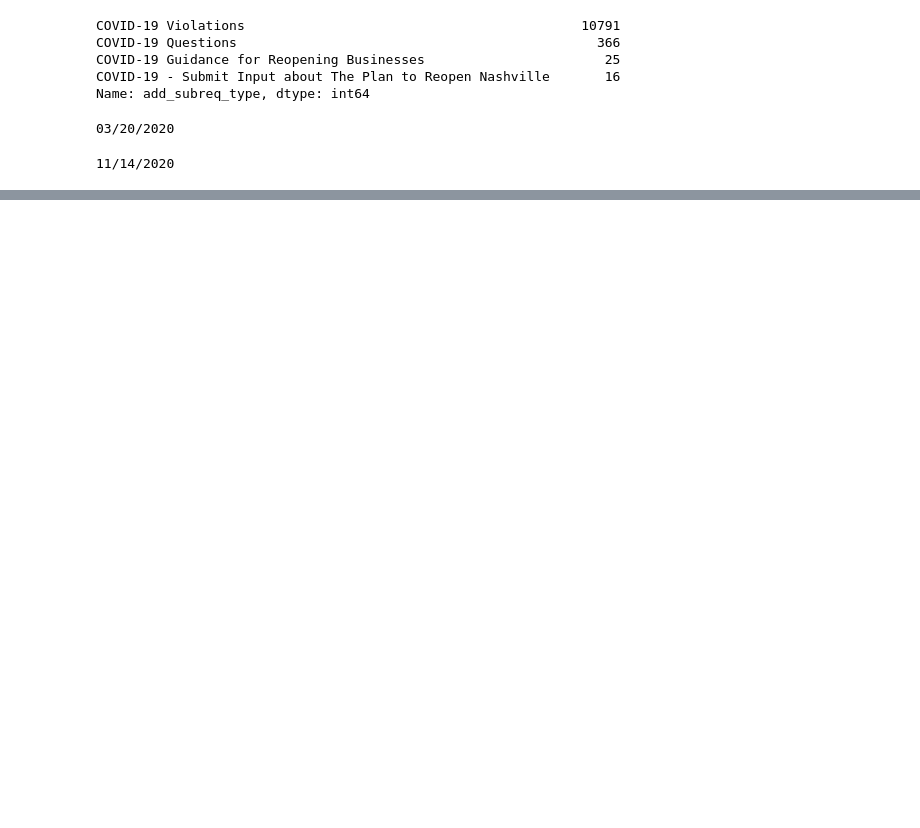
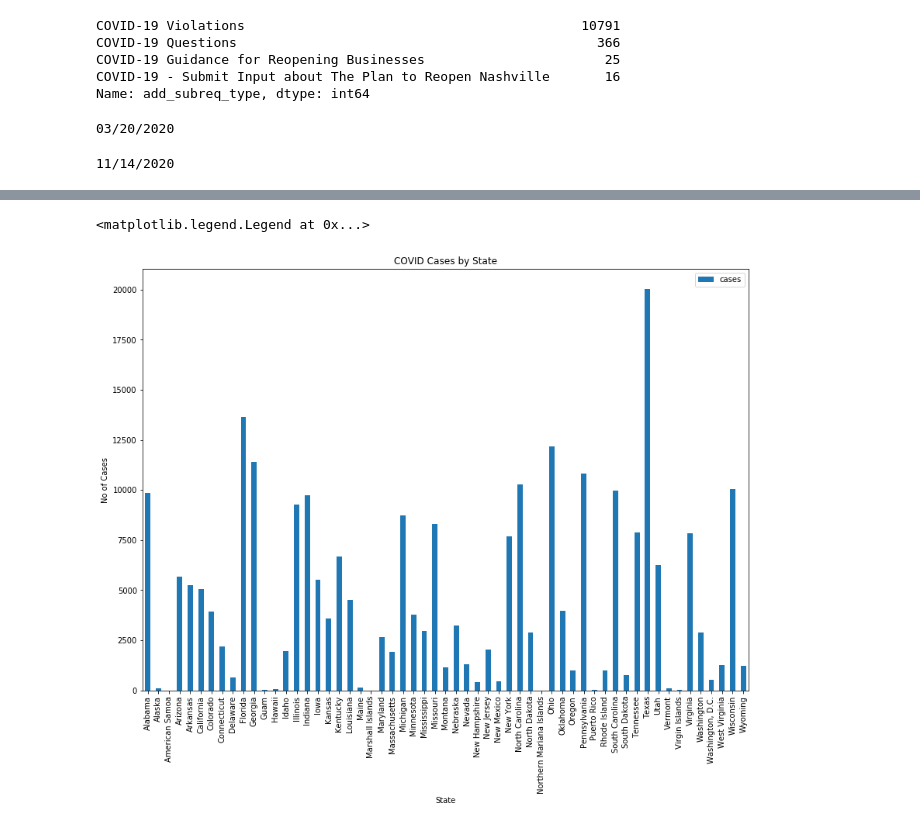
Before and after one commit to nataliaz87/nashville-covid-quaranteam, a Jupyter notebook: notebooks/covid_19_nz.ipynb, the cells around one changed output, grey strips where cells are left out. Drawn from its saved outputs; the diff is of its cells as text; code cells hidden in the pictures; blank space fills up the shorter version.

```diff
--- a/notebooks/covid_19_nz.ipynb
+++ b/notebooks/covid_19_nz.ipynb
@@ -135,0 +253,11 @@ covid_violations.plot(kind='bar', figsize=(12, 8), color='purple')
+# %%
+plt.figure(figsize=(14,10))
+covid_by_c_state.plot(kind="bar")
+plt.xticks(rotation=90)
+plt.title('COVID Cases by State')
+plt.xlabel('State')
+plt.ylabel('No of Cases')
+plt.legend(loc='upper right')
+# %% [output]
+<matplotlib.legend.Legend at 0x...>
+[figure, added]
```
Also changed, not shown: parts of 63 cells of this notebook.
